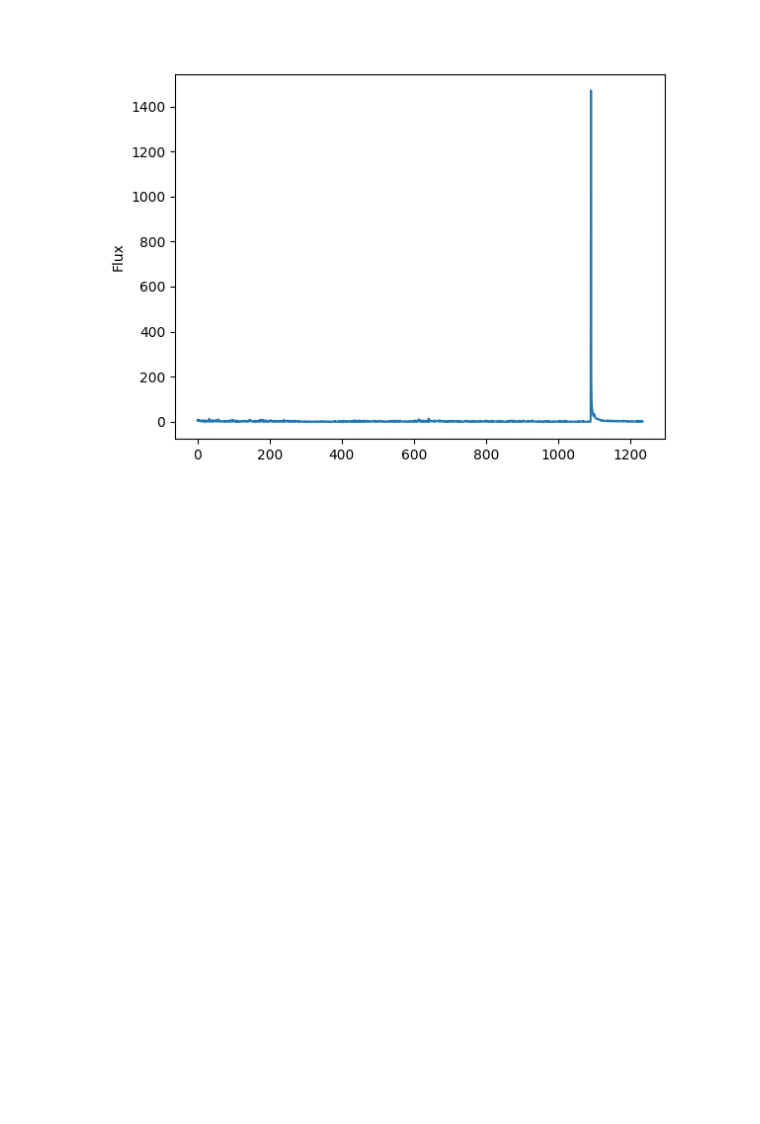
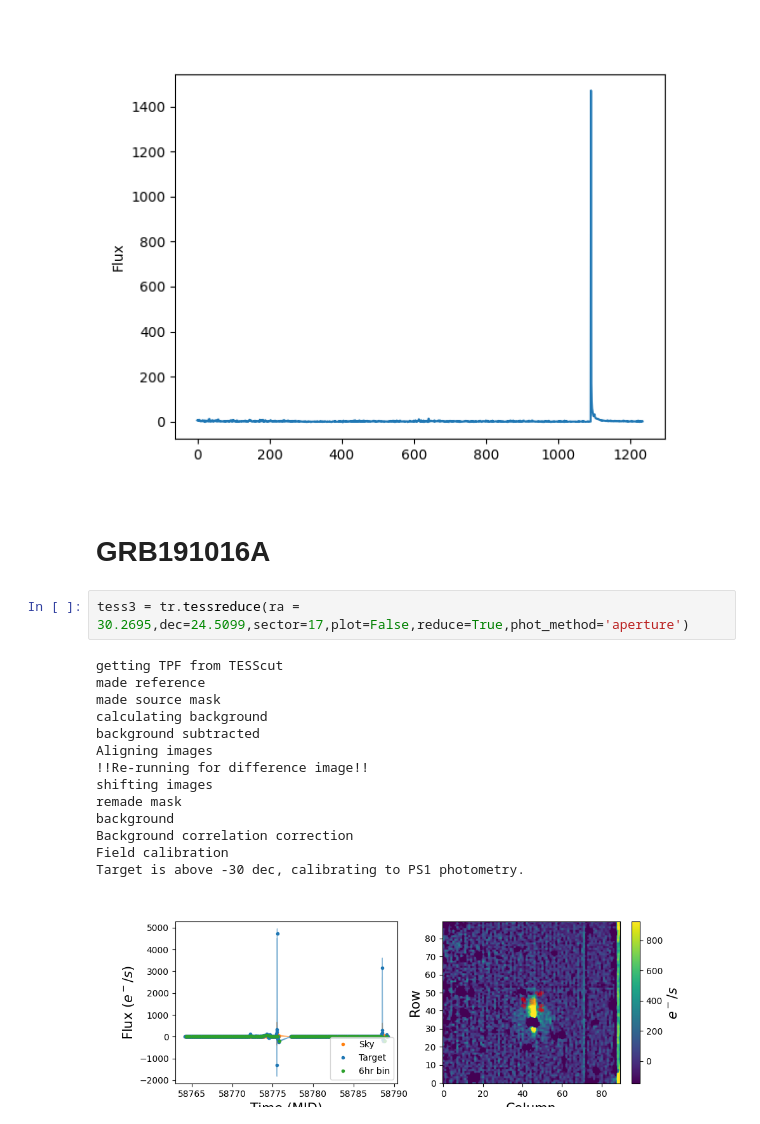
Before and after one commit to CheerfulUser/tessts, a Jupyter notebook: dev/source_detector_v1.ipynb, the cells around one changed output. Drawn from its saved outputs; the diff is of its cells as text; blank space fills up the shorter version.

```diff
--- a/dev/source_detector_v1.ipynb
+++ b/dev/source_detector_v1.ipynb
@@ -328,3 +359,22 @@ plot_source(tess2,result2,id=3) # GRB200412B
 plot_lightcurve(tess2,result2,id=3)
 # %% [output]
 [figure]
+# %% [markdown]
+# GRB191016A
+# %%
+tess3 = tr.tessreduce(ra = 30.2695,dec=24.5099,sector=17,plot=False,reduce=True,phot_method='aperture')
+# %% [output]
+getting TPF from TESScut
+made reference
+made source mask
+calculating background
+background subtracted
+Aligning images
+!!Re-running for difference image!!
+shifting images
+remade mask
+background
+Background correlation correction
+Field calibration
+Target is above -30 dec, calibrating to PS1 photometry.
+[figure, added]
```
Also changed, not shown: parts of 6 cells of this notebook.
